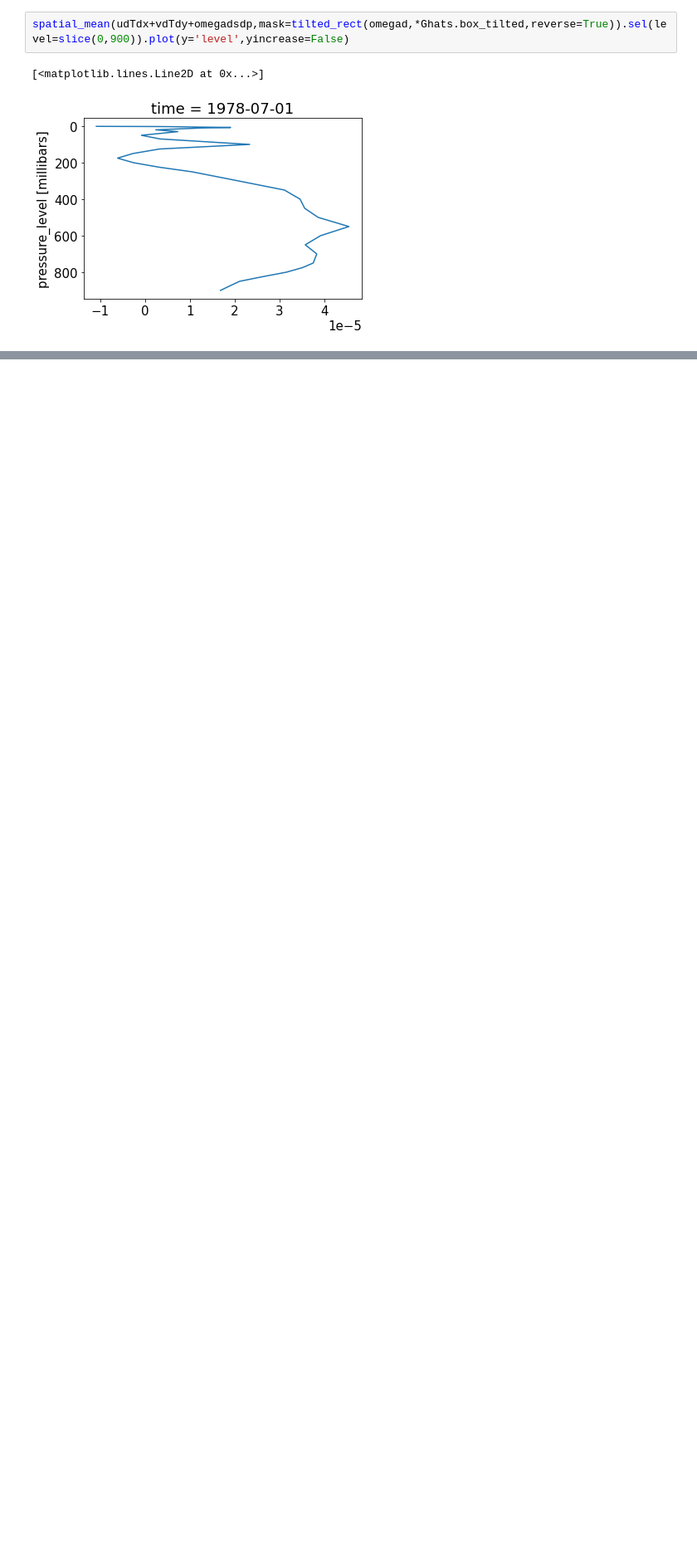
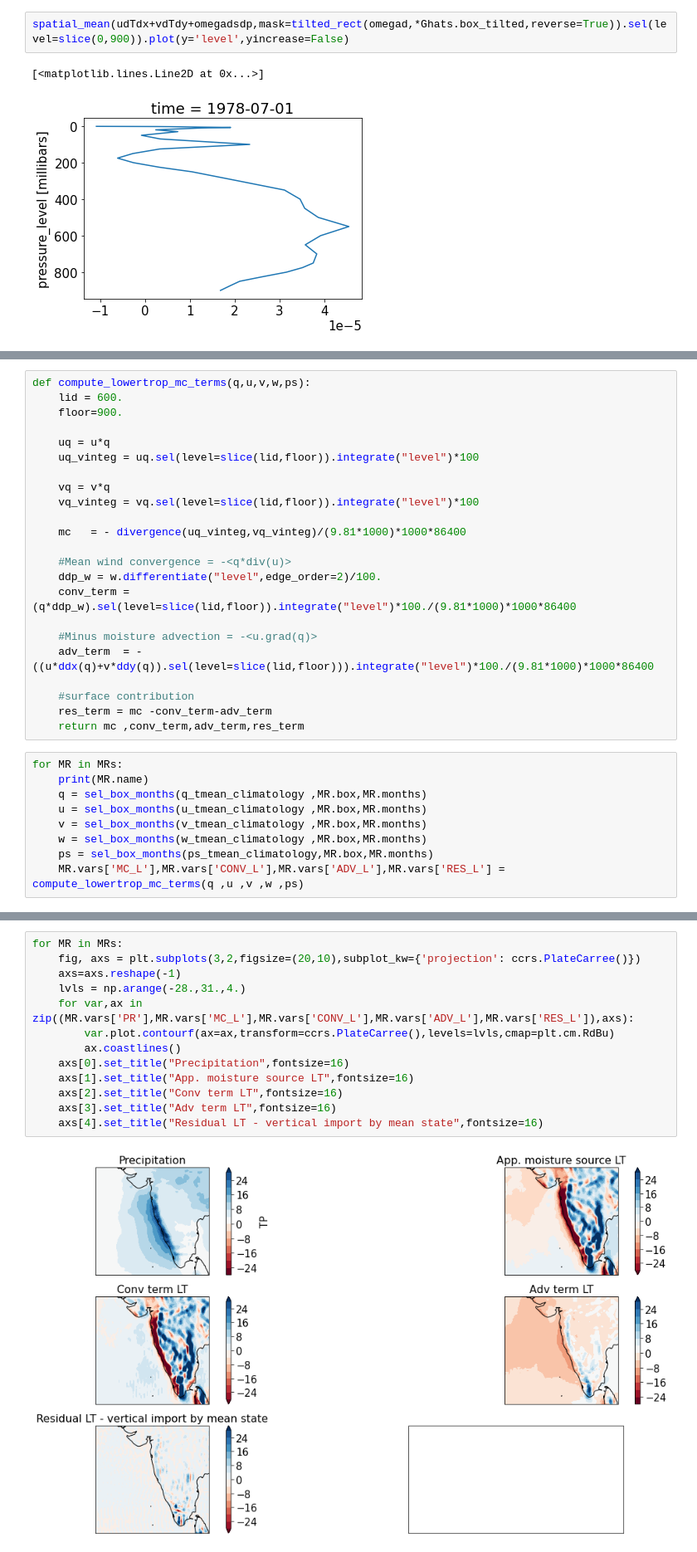
Before and after one commit to qnicolas/orographicPrecipitation, a Jupyter notebook: observationsAndERA5/budgets.ipynb, the cells around one changed output, grey strips where cells are left out. Shown at 83% size. Drawn from its saved outputs; the diff is of its cells as text; blank space fills up the shorter version.

```diff
--- a/observationsAndERA5/budgets.ipynb
+++ b/observationsAndERA5/budgets.ipynb
@@ -274,0 +350,32 @@ spatial_mean(udTdx+vdTdy+omegadsdp,mask=tilted_rect(omegad,*Ghats.box_tilted,rev
+# %%
+def compute_lowertrop_mc_terms(q,u,v,w,ps):
+    lid = 600.
+    floor=900.
+
+    uq = u*q
+    uq_vinteg = uq.sel(level=slice(lid,floor)).integrate("level")*100
+
+    vq = v*q
+    vq_vinteg = vq.sel(level=slice(lid,floor)).integrate("level")*100
+
+    mc   = - divergence(uq_vinteg,vq_vinteg)/(9.81*1000)*1000*86400
+
+    #Mean wind convergence = -<q*div(u)>
+    ddp_w = w.differentiate("level",edge_order=2)/100.
+    conv_term = (q*ddp_w).sel(level=slice(lid,floor)).integrate("level")*100./(9.81*1000)*1000*86400
+
+    #Minus moisture advection = -<u.grad(q)>
+    adv_term  = -((u*ddx(q)+v*ddy(q)).sel(level=slice(lid,floor))).integrate("level")*100./(9.81*1000)*1000*86400
+
+    #surface contribution
+    res_term = mc -conv_term-adv_term
+    return mc ,conv_term,adv_term,res_term
+# %%
+for MR in MRs:
+    print(MR.name)
+    q = sel_box_months(q_tmean_climatology ,MR.box,MR.months)
+    u = sel_box_months(u_tmean_climatology ,MR.box,MR.months)
+    v = sel_box_months(v_tmean_climatology ,MR.box,MR.months)
+    w = sel_box_months(w_tmean_climatology ,MR.box,MR.months)
+    ps = sel_box_months(ps_tmean_climatology,MR.box,MR.months)
+    MR.vars['MC_L'],MR.vars['CONV_L'],MR.vars['ADV_L'],MR.vars['RES_L'] = compute_lowertrop_mc_terms(q ,u ,v ,w ,ps)
@@ -274,0 +389,15 @@ spatial_mean(udTdx+vdTdy+omegadsdp,mask=tilted_rect(omegad,*Ghats.box_tilted,rev
+# %%
+for MR in MRs:
+    fig, axs = plt.subplots(3,2,figsize=(20,10),subplot_kw={'projection': ccrs.PlateCarree()})
+    axs=axs.reshape(-1)
+    lvls = np.arange(-28.,31.,4.)
+    for var,ax in zip((MR.vars['PR'],MR.vars['MC_L'],MR.vars['CONV_L'],MR.vars['ADV_L'],MR.vars['RES_L']),axs):
+        var.plot.contourf(ax=ax,transform=ccrs.PlateCarree(),levels=lvls,cmap=plt.cm.RdBu)
+        ax.coastlines()
+    axs[0].set_title("Precipitation",fontsize=16)
+    axs[1].set_title("App. moisture source LT",fontsize=16)
+    axs[2].set_title("Conv term LT",fontsize=16)
+    axs[3].set_title("Adv term LT",fontsize=16)
+    axs[4].set_title("Residual LT - vertical import by mean state",fontsize=16)
+# %% [output]
+[figure, added]
```
Also changed, not shown: parts of 16 cells of this notebook, 49 other files.
